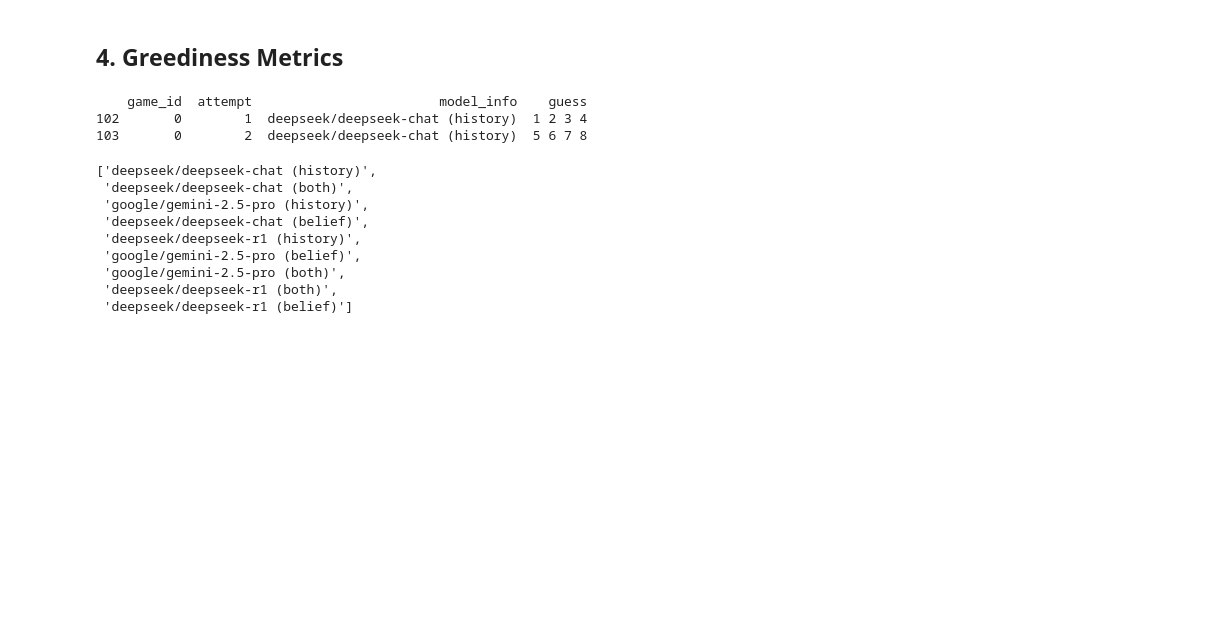
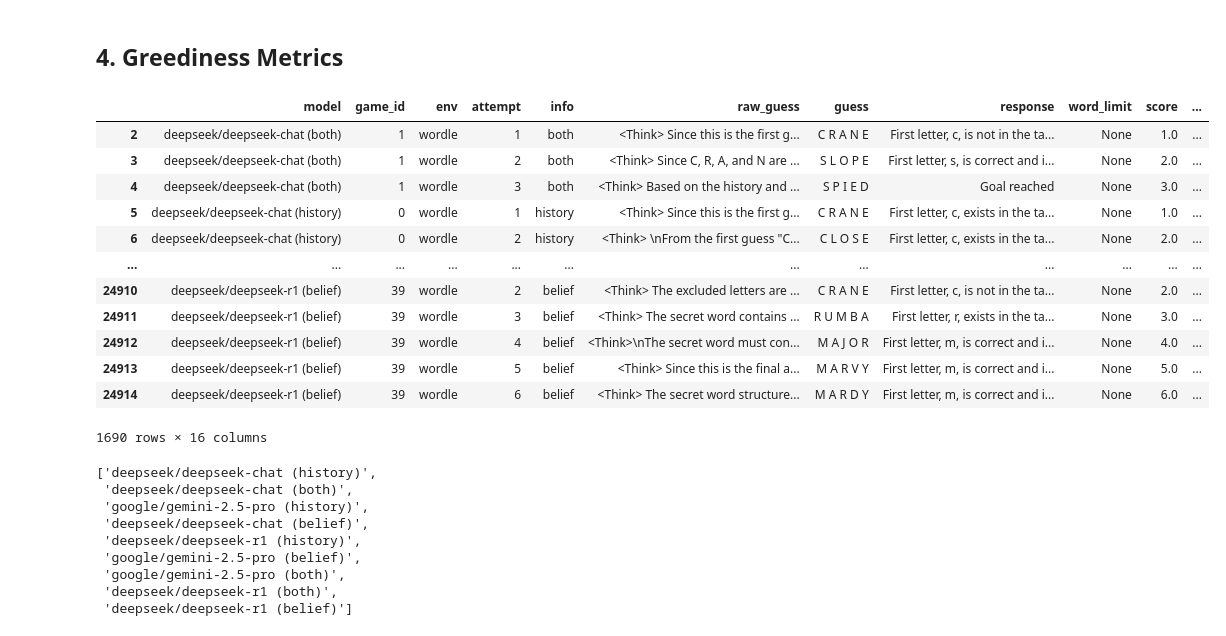
Before and after one commit to jakob-bjorner/verl, a Jupyter notebook: frontier_baselines/paprika_frontier_llms.ipynb, the cells around one changed output. Drawn from its saved outputs; the diff is of its cells as text; code cells hidden in the pictures; blank space fills up the shorter version.

```diff
--- a/frontier_baselines/paprika_frontier_llms.ipynb
+++ b/frontier_baselines/paprika_frontier_llms.ipynb
@@ -644,12 +697,25 @@ fig.show()
 ## 4. Greediness Metrics
 # %%
 df_mastermind = df[df['env'] == 'mastermind']
+df_wordle = df[df['env'] == 'wordle']
-# %%
-print(df_mastermind[['game_id', 'attempt', 'model_info', 'guess']].head(2))
-# %% [output]
-    game_id  attempt                        model_info    guess
-102       0        1  deepseek/deepseek-chat (history)  1 2 3 4
-103       0        2  deepseek/deepseek-chat (history)  5 6 7 8
+# %%
+df_wordle.loc[:, 'guess'] = df_wordle['guess'].apply(lambda x: ' '.join(list(str(x))))
+# %%
+df_wordle
+# %% [output]
+|  | model | game_id | env | attempt | info | raw_guess | guess | response | word_limit | score | ... |
+| 2 | deepseek/deepseek-chat (both) | 1 | wordle | 1 | both | <Think> Since this is the first g... | C R A N E | First letter, c, is not in the ta... | None | 1.0 | ... |
+| 3 | deepseek/deepseek-chat (both) | 1 | wordle | 2 | both | <Think> Since C, R, A, and N are ... | S L O P E | First letter, s, is correct and i... | None | 2.0 | ... |
+| 4 | deepseek/deepseek-chat (both) | 1 | wordle | 3 | both | <Think> Based on the history and ... | S P I E D | Goal reached | None | 3.0 | ... |
+| 5 | deepseek/deepseek-chat (history) | 0 | wordle | 1 | history | <Think> Since this is the first g... | C R A N E | First letter, c, exists in the ta... | None | 1.0 | ... |
+| 6 | deepseek/deepseek-chat (history) | 0 | wordle | 2 | history | <Think> \nFrom the first guess "C... | C L O S E | First letter, c, exists in the ta... | None | 2.0 | ... |
+| ... | ... | ... | ... | ... | ... | ... | ... | ... | ... | ... | ... |
+| 24910 | deepseek/deepseek-r1 (belief) | 39 | wordle | 2 | belief | <Think> The excluded letters are ... | C R A N E | First letter, c, is not in the ta... | None | 2.0 | ... |
+| 24911 | deepseek/deepseek-r1 (belief) | 39 | wordle | 3 | belief | <Think> The secret word contains ... | R U M B A | First letter, r, exists in the ta... | None | 3.0 | ... |
+| 24912 | deepseek/deepseek-r1 (belief) | 39 | wordle | 4 | belief | <Think>\nThe secret word must con... | M A J O R | First letter, m, is correct and i... | None | 4.0 | ... |
+| 24913 | deepseek/deepseek-r1 (belief) | 39 | wordle | 5 | belief | <Think> Since this is the final a... | M A R V Y | First letter, m, is correct and i... | None | 5.0 | ... |
+| 24914 | deepseek/deepseek-r1 (belief) | 39 | wordle | 6 | belief | <Think> The secret word structure... | M A R D Y | First letter, m, is correct and i... | None | 6.0 | ... |
+1690 rows × 16 columns
 # %%
 import plotly.graph_objects as go
 import pandas as pd
```
Also changed, not shown: parts of 23 cells of this notebook, 3 other files.
